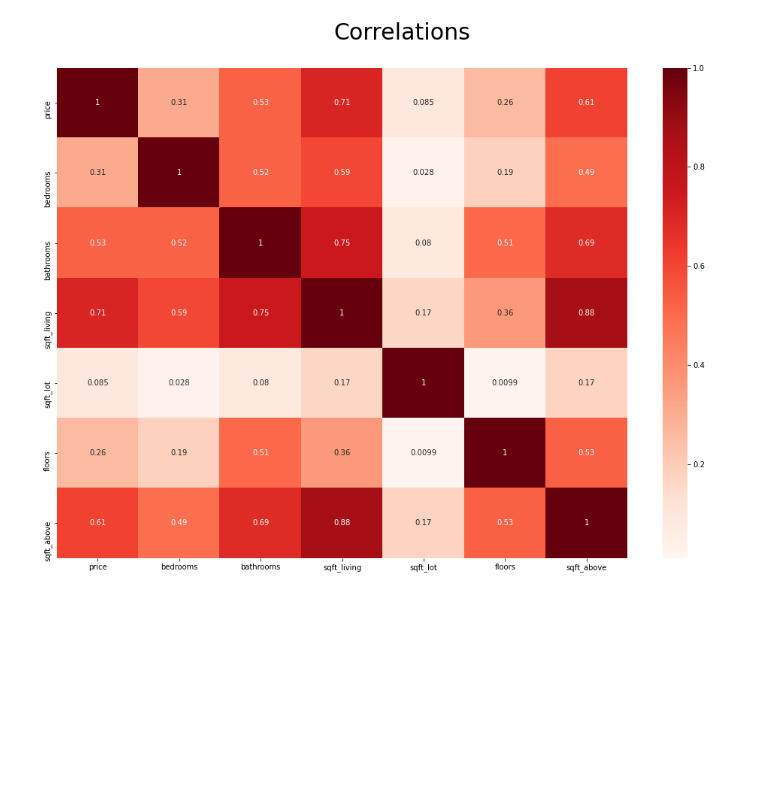
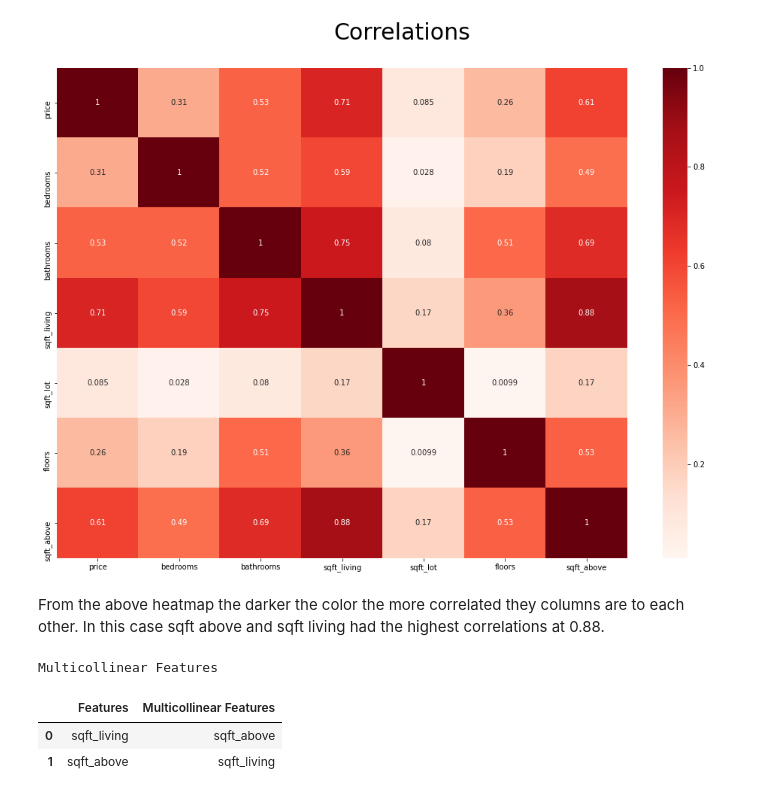
Before and after one commit to learn-co-curriculum/dsc-phase-2-project-v2-3, a Jupyter notebook: student.ipynb, the cells around one changed output. Cells and saved outputs as stored; diff of their text form; code cells hidden in the pictures; blank space fills up the shorter version.

```diff
--- a/student.ipynb
+++ b/student.ipynb
@@ -688,3 +688,27 @@ fig.suptitle('Correlations', fontsize=30, y=.95)
 heatmap = sns.heatmap(corr, cmap='Reds', annot=True)
 # %% [output]
 [figure]
+# %% [markdown]
+From the above heatmap the darker the color the more correlated they columns are to each other. In this case sqft above and
+sqft living had the highest correlations at 0.88.
+# %%
+# A threshold we used to check multicollinearity is by looking for values above 0.8
+threshold = 0.8
+multicollinear_features = []
+def find_multicollinear_features(feature):
+    multicollinear = corr[feature][corr[feature] >= threshold].drop(feature)
+    if not multicollinear.empty:
+        multicollinear_features.extend([(feature, idx) for idx, _ in multicollinear.items()])
+
+for feature in corr:
+    find_multicollinear_features(feature)
+MC_df = pd.DataFrame({'Features': [f[0] for f in multicollinear_features], 'Multicollinear Features': [f[1] for f in multicollinear_features]})
+
+print('Multicollinear Features')
+display(MC_df)
+#print('Correlations with Price')
+# %% [output]
+Multicollinear Features
+|  | Features | Multicollinear Features |
+| 0 | sqft_living | sqft_above |
+| 1 | sqft_above | sqft_living |
```
Also changed, not shown: parts of 8 cells of this notebook.
